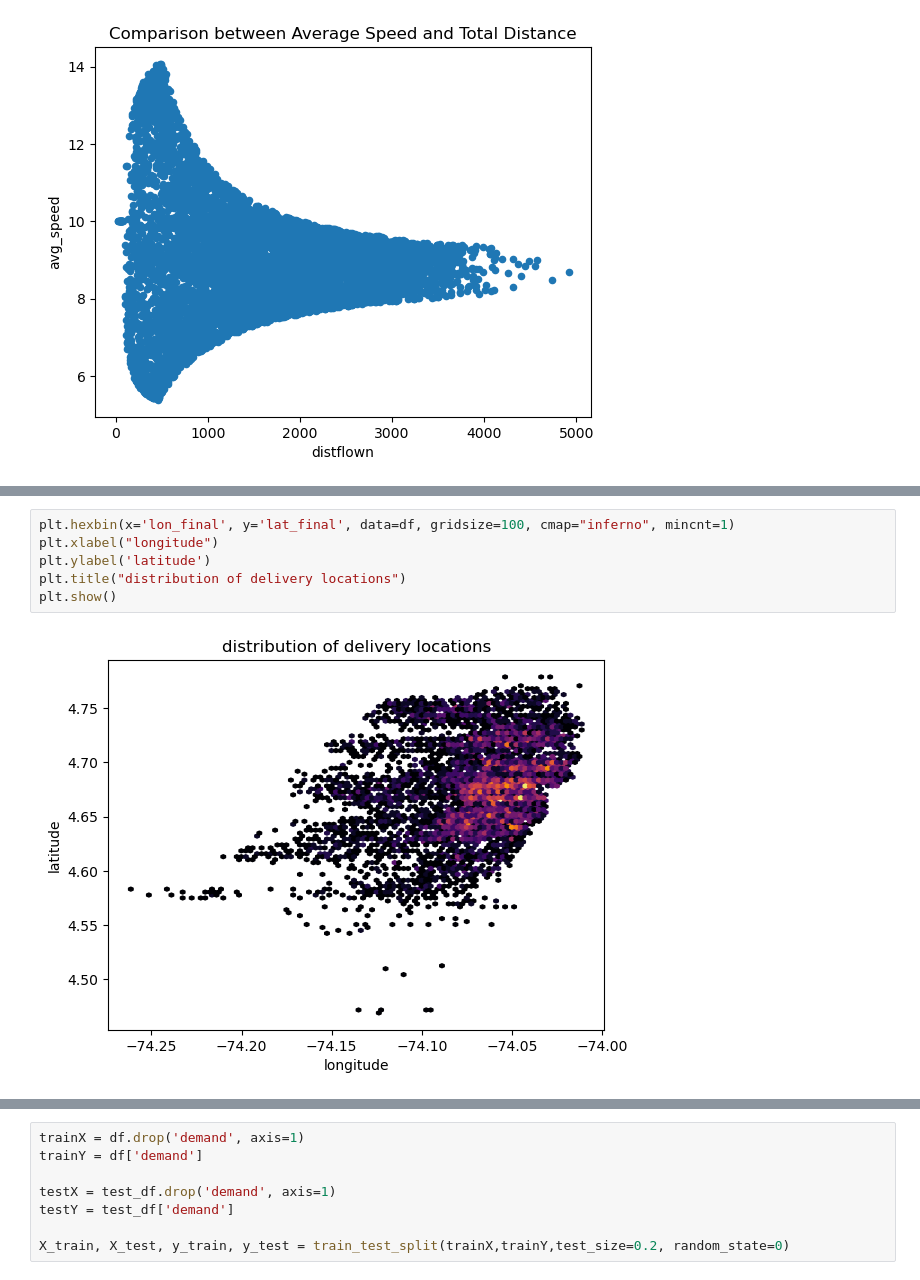
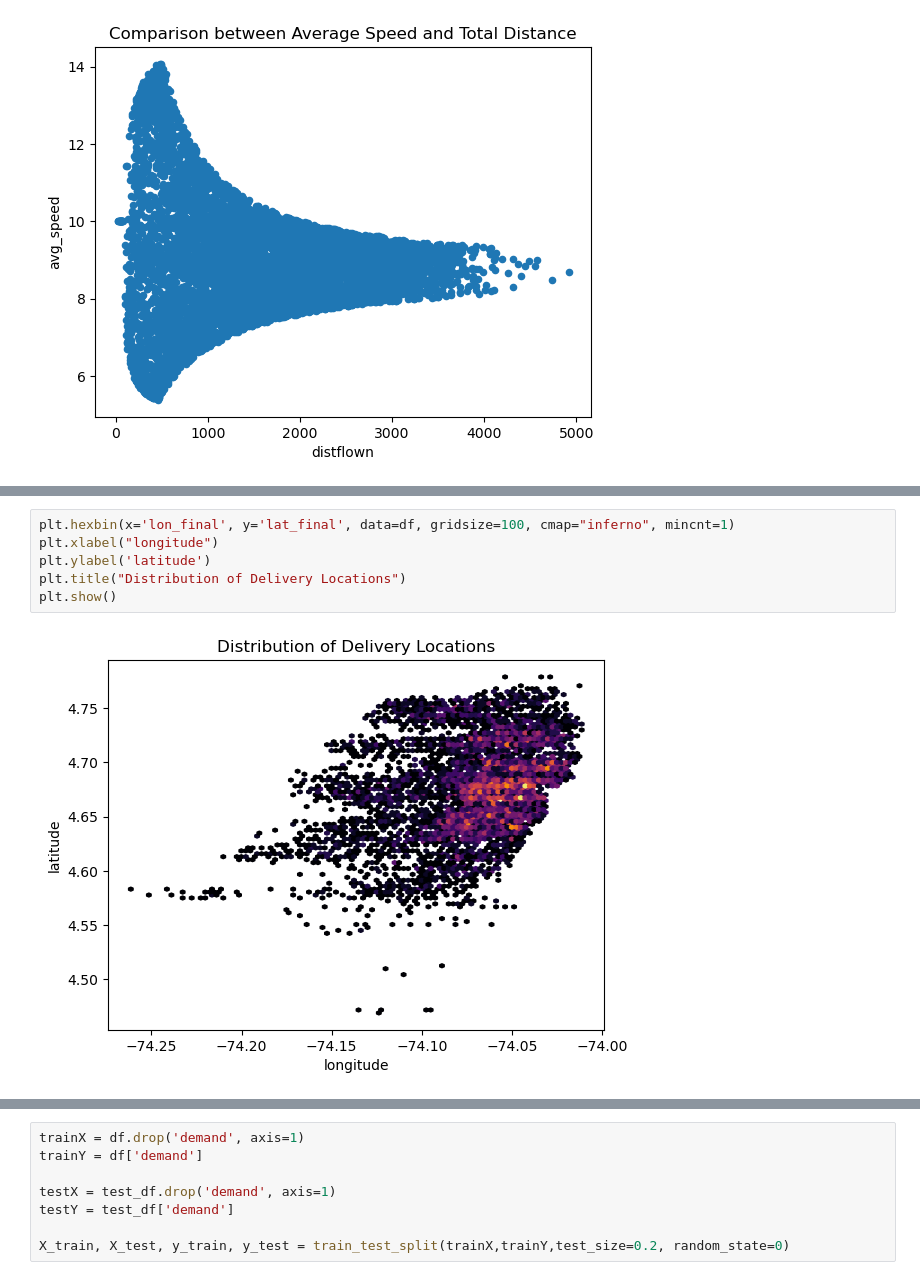
Before and after one commit to MDiDeo/cap6707_uav_project, a Jupyter notebook: multiple_UAV.ipynb, the cells around one changed output, grey strips where cells are left out. Cells and saved outputs as stored; diff of their text form.

```diff
--- a/multiple_UAV.ipynb
+++ b/multiple_UAV.ipynb
@@ -280,11 +280,11 @@ plt.show()
 # %%
 plt.hexbin(x='lon_final', y='lat_final', data=df, gridsize=100, cmap="inferno", mincnt=1)
 plt.xlabel("longitude")
 plt.ylabel('latitude')
-plt.title("distribution of delivery locations")
+plt.title("Distribution of Delivery Locations")
 plt.show()
 # %% [output]
-[figure, old version]
+[figure, new version]
 # %%
 step = 0.01
 to_bin = lambda x: np.floor(x / step) * step
```
Also changed, not shown: parts of 9 cells of this notebook.
